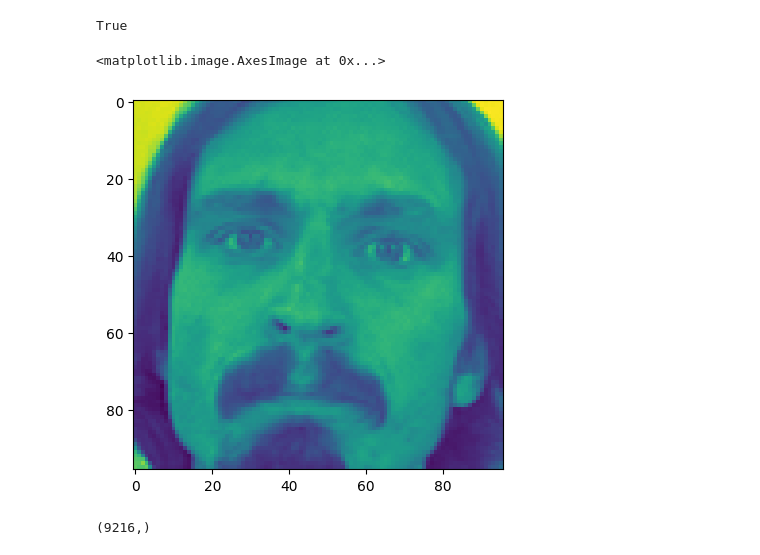
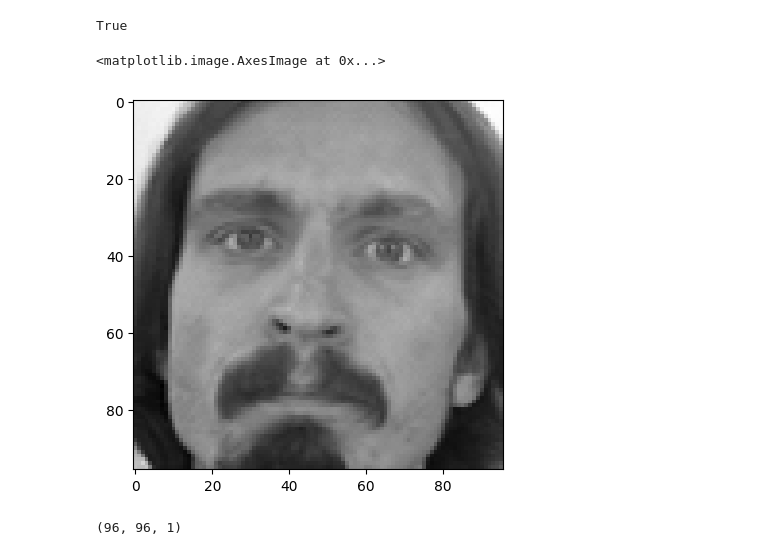
Before and after one commit to sunny1401/backbone_models_cv_nlp, a Jupyter notebook: src/cv/model_pipelines/notebooks/facial_keypoint_recognition.ipynb, the cells around one changed output. Cells and saved outputs as stored; diff of their text form; code cells hidden in the pictures.

```diff
--- a/src/cv/model_pipelines/notebooks/facial_keypoint_recognition.ipynb
+++ b/src/cv/model_pipelines/notebooks/facial_keypoint_recognition.ipynb
@@ -24,7 +20,7 @@ for file_name in ["test.zip", "training.zip"]:
 # %% [markdown]
 #### Pre-process test and train images to store as images and annotation
 # %%
-root_folder = "c:\\users\\sankr\\documents\\projects\\git_work\\experiments\\data\\facial-keypoints-detection"
+root_folder = "c:\\users\\sankr\\documents\\projects\\git_work\\experiments_cv_nlp\\data\\facial-keypoints-detection"
 import os
 import zipfile
 import pandas as pd
@@ -105,11 +106,11 @@ True
 # %%
 from matplotlib import pyplot as plt
 
-plt.imshow(images[0])
+plt.imshow(images[0], cmap="gray")
 # %% [output]
 <matplotlib.image.AxesImage at 0x...>
-[figure, old version]
+[figure, new version]
 # %%
 images[0].shape
 # %% [output]
-(9216,)
+(96, 96, 1)
```
Also changed, not shown: parts of 39 cells of this notebook, 9 other files.
